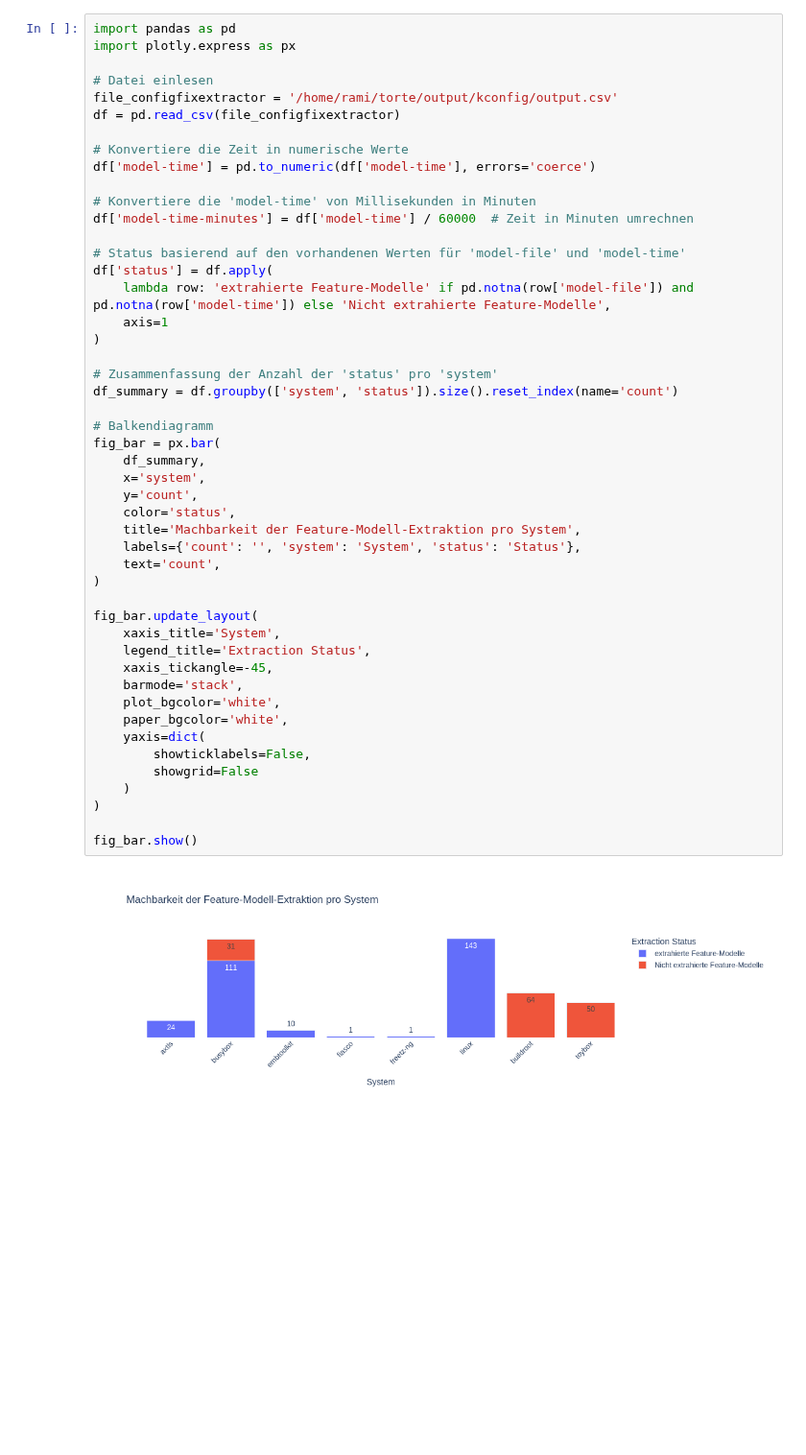
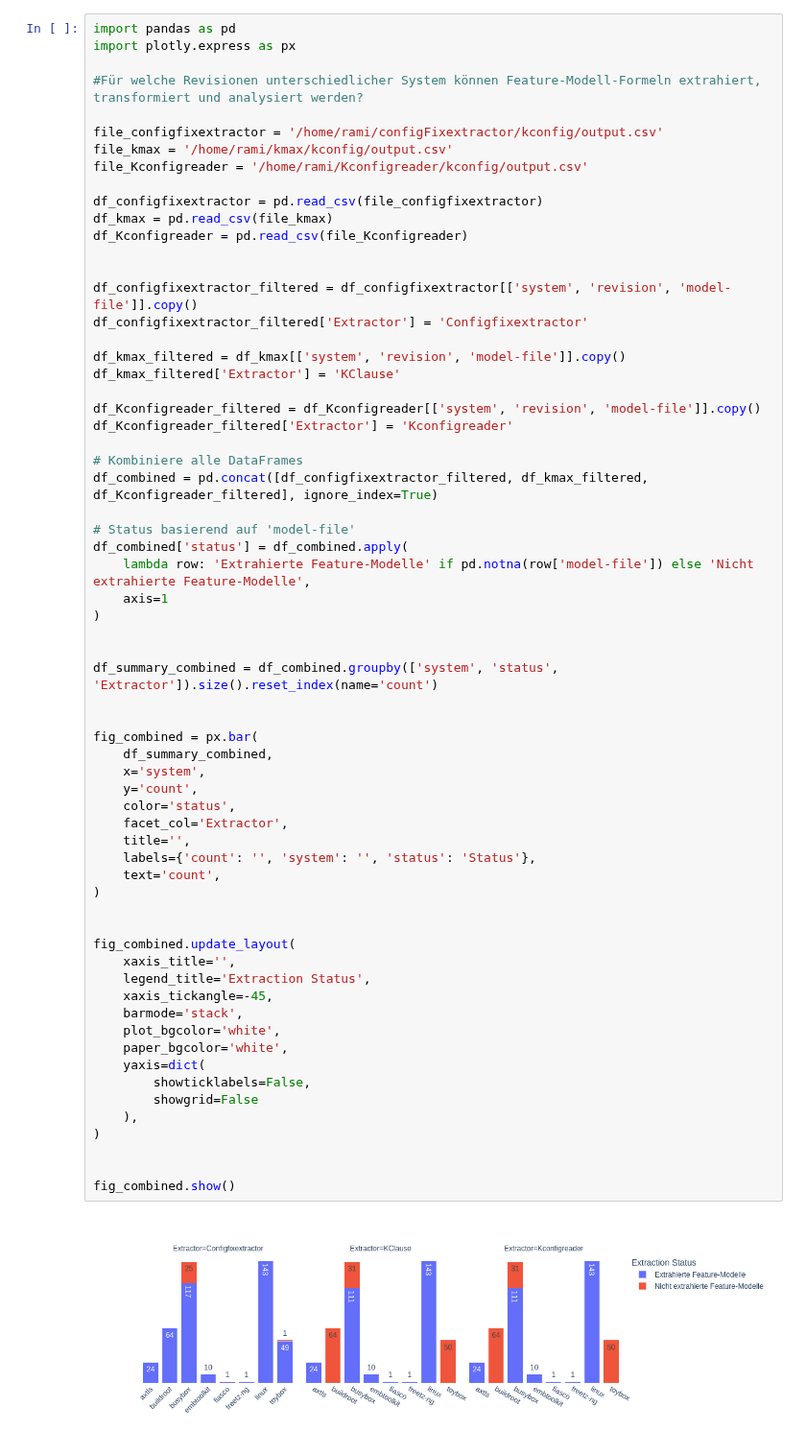
Before and after one commit to ekuiter/torte, a Jupyter notebook: experiments/ConfigFix.ipynb, the cells around one changed output. Shown at 96% size. Saved outputs shown, nothing was run; the diff lists cells and outputs as text; blank space fills up the shorter version.

```diff
--- a/experiments/ConfigFix.ipynb
+++ b/experiments/ConfigFix.ipynb
@@ -65,50 +4,66 @@ Note: you may need to restart the kernel to use updated packages.
 # %%
 import pandas as pd
 import plotly.express as px
 
-# Datei einlesen
-file_configfixextractor = '/home/rami/torte/output/kconfig/output.csv'
-df = pd.read_csv(file_configfixextractor)
+#Für welche Revisionen unterschiedlicher System können Feature-Modell-Formeln extrahiert, transformiert und analysiert werden?
 
-# Konvertiere die Zeit in numerische Werte
-df['model-time'] = pd.to_numeric(df['model-time'], errors='coerce')
+file_configfixextractor = '/home/rami/configFixextractor/kconfig/output.csv'
+file_kmax = '/home/rami/kmax/kconfig/output.csv'
+file_Kconfigreader = '/home/rami/Kconfigreader/kconfig/output.csv'
 
-# Konvertiere die 'model-time' von Millisekunden in Minuten
-df['model-time-minutes'] = df['model-time'] / 60000  # Zeit in Minuten umrechnen
+df_configfixextractor = pd.read_csv(file_configfixextractor)
+df_kmax = pd.read_csv(file_kmax)
+df_Kconfigreader = pd.read_csv(file_Kconfigreader)
 
-# Status basierend auf den vorhandenen Werten für 'model-file' und 'model-time'
-df['status'] = df.apply(
-    lambda row: 'extrahierte Feature-Modelle' if pd.notna(row['model-file']) and pd.notna(row['model-time']) else 'Nicht extrahierte Feature-Modelle',
+
+df_configfixextractor_filtered = df_configfixextractor[['system', 'revision', 'model-file']].copy()
+df_configfixextractor_filtered['Extractor'] = 'Configfixextractor'
+
+df_kmax_filtered = df_kmax[['system', 'revision', 'model-file']].copy()
+df_kmax_filtered['Extractor'] = 'KClause'
+
+df_Kconfigreader_filtered = df_Kconfigreader[['system', 'revision', 'model-file']].copy()
+df_Kconfigreader_filtered['Extractor'] = 'Kconfigreader'
+
+# Kombiniere alle DataFrames
+df_combined = pd.concat([df_configfixextractor_filtered, df_kmax_filtered, df_Kconfigreader_filtered], ignore_index=True)
+
+# Status basierend auf 'model-file'
+df_combined['status'] = df_combined.apply(
+    lambda row: 'Extrahierte Feature-Modelle' if pd.notna(row['model-file']) else 'Nicht extrahierte Feature-Modelle',
     axis=1
 )
 
-# Zusammenfassung der Anzahl der 'status' pro 'system'
-df_summary = df.groupby(['system', 'status']).size().reset_index(name='count')
 
-# Balkendiagramm
-fig_bar = px.bar(
-    df_summary,
+df_summary_combined = df_combined.groupby(['system', 'status', 'Extractor']).size().reset_index(name='count')
+
+
+fig_combined = px.bar(
+    df_summary_combined,
     x='system',
     y='count',
     color='status',
-    title='Machbarkeit der Feature-Modell-Extraktion pro System',
-    labels={'count': '', 'system': 'System', 'status': 'Status'},
+    facet_col='Extractor',
+    title='',
+    labels={'count': '', 'system': '', 'status': 'Status'},
     text='count',
 )
 
-fig_bar.update_layout(
-    xaxis_title='System',
+
+fig_combined.update_layout(
+    xaxis_title='',
     legend_title='Extraction Status',
     xaxis_tickangle=-45,
     barmode='stack',
     plot_bgcolor='white',
     paper_bgcolor='white',
     yaxis=dict(
         showticklabels=False,
         showgrid=False
-    )
+    ),
 )
 
-fig_bar.show()
+
+fig_combined.show()
 # %% [output]
-[figure, old version]
+[figure, new version]
```
Also changed, not shown: parts of 8 cells of this notebook, 4 other files.
